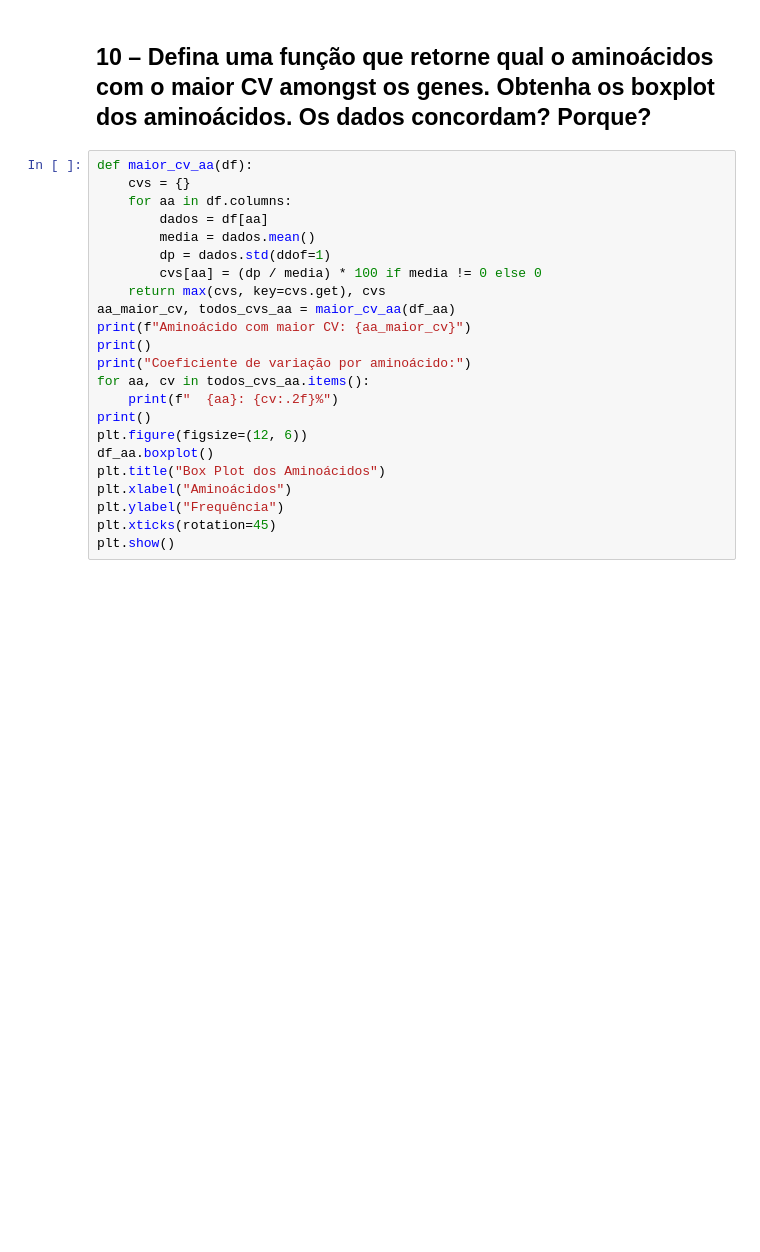
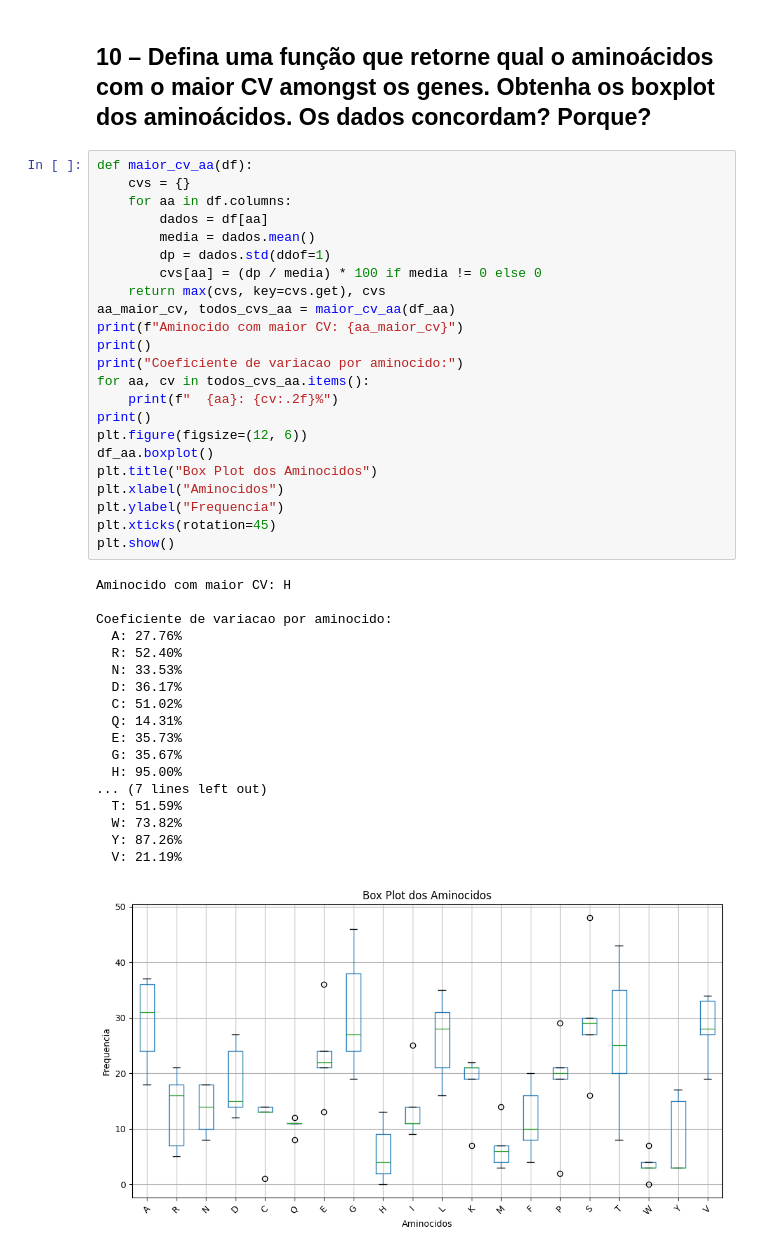
Before and after one commit to tveigaferreira-hue/python-disciplina, a Jupyter notebook: Exercícios/16-Medidas_Resumo_2_2026-04-01.ipynb, the cells around one changed output. Drawn from its saved outputs; the diff is of its cells as text; blank space fills up the shorter version.

```diff
--- a/Exercícios/16-Medidas_Resumo_2_2026-04-01.ipynb
+++ b/Exercícios/16-Medidas_Resumo_2_2026-04-01.ipynb
@@ -203,23 +222,42 @@ plt.show()
 # %%
 def maior_cv_aa(df):
     cvs = {}
     for aa in df.columns:
         dados = df[aa]
         media = dados.mean()
         dp = dados.std(ddof=1)
         cvs[aa] = (dp / media) * 100 if media != 0 else 0
     return max(cvs, key=cvs.get), cvs
 aa_maior_cv, todos_cvs_aa = maior_cv_aa(df_aa)
-print(f"Aminoácido com maior CV: {aa_maior_cv}")
+print(f"Aminocido com maior CV: {aa_maior_cv}")
 print()
-print("Coeficiente de variação por aminoácido:")
+print("Coeficiente de variacao por aminocido:")
 for aa, cv in todos_cvs_aa.items():
     print(f"  {aa}: {cv:.2f}%")
 print()
 plt.figure(figsize=(12, 6))
 df_aa.boxplot()
-plt.title("Box Plot dos Aminoácidos")
-plt.xlabel("Aminoácidos")
-plt.ylabel("Frequência")
+plt.title("Box Plot dos Aminocidos")
+plt.xlabel("Aminocidos")
+plt.ylabel("Frequencia")
 plt.xticks(rotation=45)
 plt.show()
+# %% [output]
+Aminocido com maior CV: H
+
+Coeficiente de variacao por aminocido:
+  A: 27.76%
+  R: 52.40%
+  N: 33.53%
+  D: 36.17%
+  C: 51.02%
+  Q: 14.31%
+  E: 35.73%
+  G: 35.67%
+  H: 95.00%
+... (7 lines left out)
+  T: 51.59%
+  W: 73.82%
+  Y: 87.26%
+  V: 21.19%
+[figure, added]
```
Also changed, not shown: parts of 11 cells of this notebook, 3 other files.
